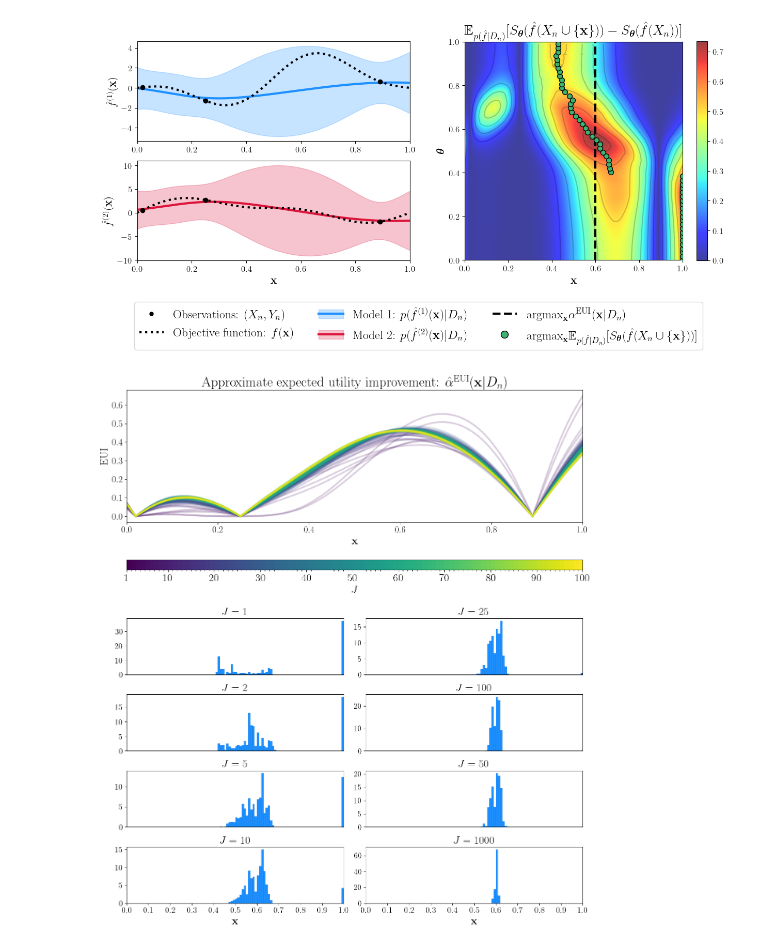
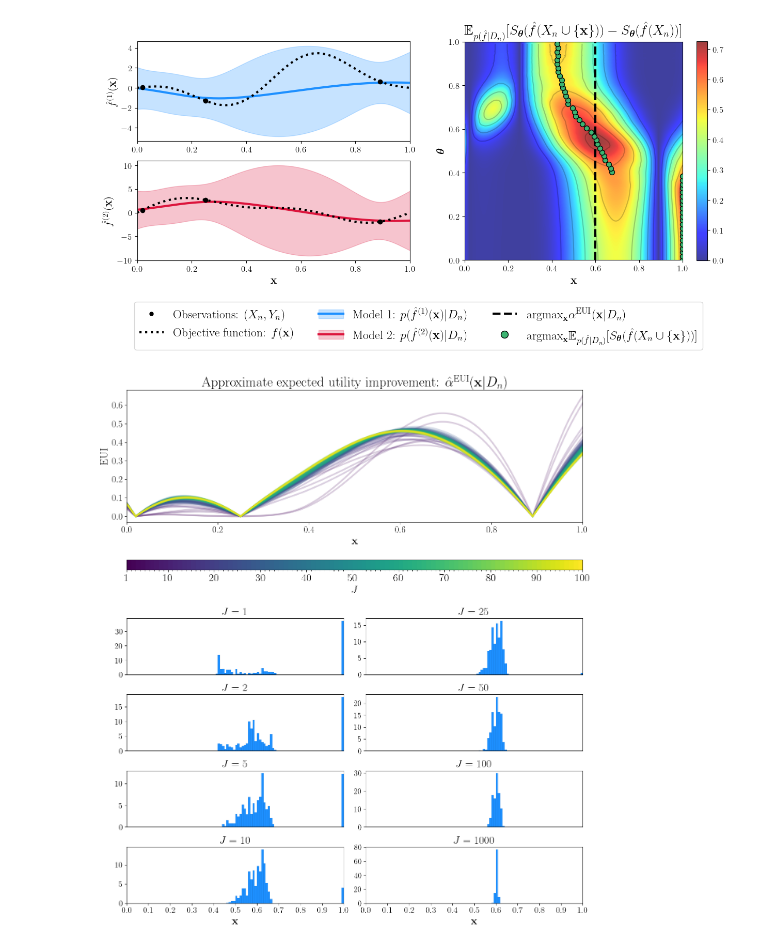
Before and after one commit to benmltu/scalarize, a Jupyter notebook: notebooks/plot_acquisition/plot_eui_acquisition.ipynb, the cells around one changed output. Cells and saved outputs as stored; diff of their text form; code cells hidden in the pictures.

```diff
--- a/notebooks/plot_acquisition/plot_eui_acquisition.ipynb
+++ b/notebooks/plot_acquisition/plot_eui_acquisition.ipynb
@@ -114,7 +102,8 @@ for i in range(num_params):
         pred_Y = model.posterior(train_X).mean
 
     scalarization_fn = HypervolumeScalarization(weights=weights, ref_points=nadir)
-    outcome_transform = get_normalize(Y_baseline=pred_Y)
+    estimated_bounds = estimate_bounds(Y_baseline=pred_Y)
+    outcome_transform = Normalize(bounds=estimated_bounds)
 
     mc_obj = get_utility_mcobjective(
         scalarization_fn=scalarization_fn, outcome_transform=outcome_transform
@@ -126,14 +115,10 @@ for i in range(num_params):
         X_baseline=train_X,
         sampler=sampler,
         prune_baseline=True,
-        cache_root=False,
+        cache_root=True,
     )
-
-    #     start_time = time.time()
     acq_x = acq(x.unsqueeze(-1).unsqueeze(-1))
     acq_xs = acq_xs + [acq_x]
-
-#     print("u={:1.3f}, time taken={:8.3f}".format(u[0], time.time() - start_time))
 # %%
 # compute the EI for the total utility
 weights = param
@@ -359,7 +345,6 @@ plt.xlabel(r"$\mathbf{x}$", fontsize=20)
 plt.ylabel(r"EUI", fontsize=20)
 plt.xticks(fontsize=17)
 plt.yticks(fontsize=17)
-# plt.ylim(-0.2, 0.7)
 
 plt.title(
     r"Approximate expected utility improvement: $\hat{\alpha}^{\mathrm{EUI}}(\mathbf{x}| D_n)$",
@@ -368,8 +353,7 @@ plt.title(
 np.random.seed(123)
 argmaxes = np.zeros(shape=(num_runs))
 
-# subset_sizes = [1, 2, 5, 10, 25, 50, 100, 1000]
-subset_sizes = [1, 25, 2, 100, 5, 50, 10, 1000]
+subset_sizes = [1, 25, 2, 50, 5, 100, 10, 1000]
 for s in range(len(subset_sizes)):
     plt.subplot(num_rows, num_cols, s + 7)
     for r in range(num_runs):
@@ -389,31 +373,31 @@ for s in range(len(subset_sizes)):
 
     plt.yticks(fontsize=15)
     plt.xticks([])
     if s >= num_rows * num_cols - 8:
         plt.xlabel(r"$\mathbf{x}$", fontsize=20)
         plt.xticks(np.linspace(0, 1, 11), fontsize=15)
 
     plt.xlim(0, 1)
     plt.title(r"$J={}$".format(subset_sizes[s]), fontsize=20)
 
 axes[2, 0].remove()
 axes[2, 1].remove()
 
 ax_bar = fig.add_axes([0.125, 0.61, 0.775, 0.015])
 
 cbar = matplotlib.colorbar.ColorbarBase(
     ax_bar,
     cmap=cmap,
     norm=norm,
     spacing="proportional",
     ticks=bounds + 0.5,
     boundaries=bounds,
     format="%1i",
     orientation="horizontal",
 )
 plt.xticks([1, 10, 20, 30, 40, 50, 60, 70, 80, 80, 90, 100], fontsize=20)
 plt.xlabel(r"$J$", fontsize=20)
 
 plt.show()
 # %% [output]
-[figure, old version]
+[figure, new version]
```
Also changed, not shown: parts of 3 cells of this notebook, 8 other files.
